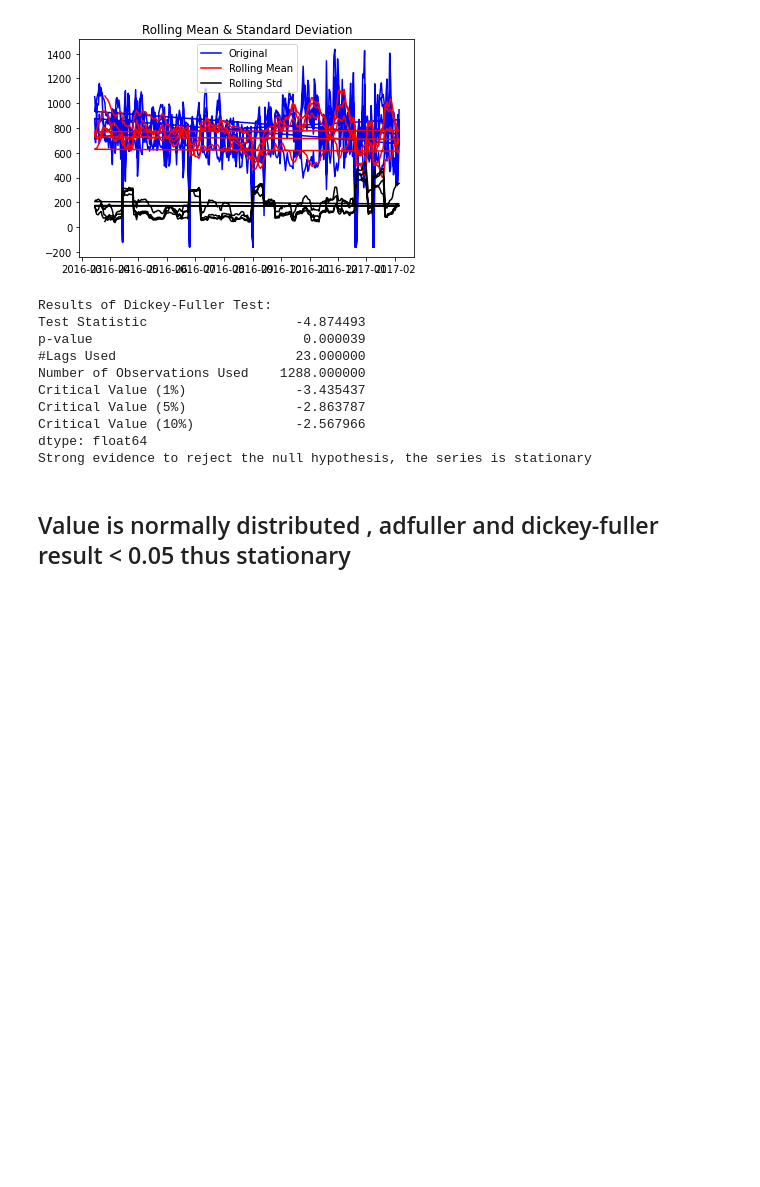
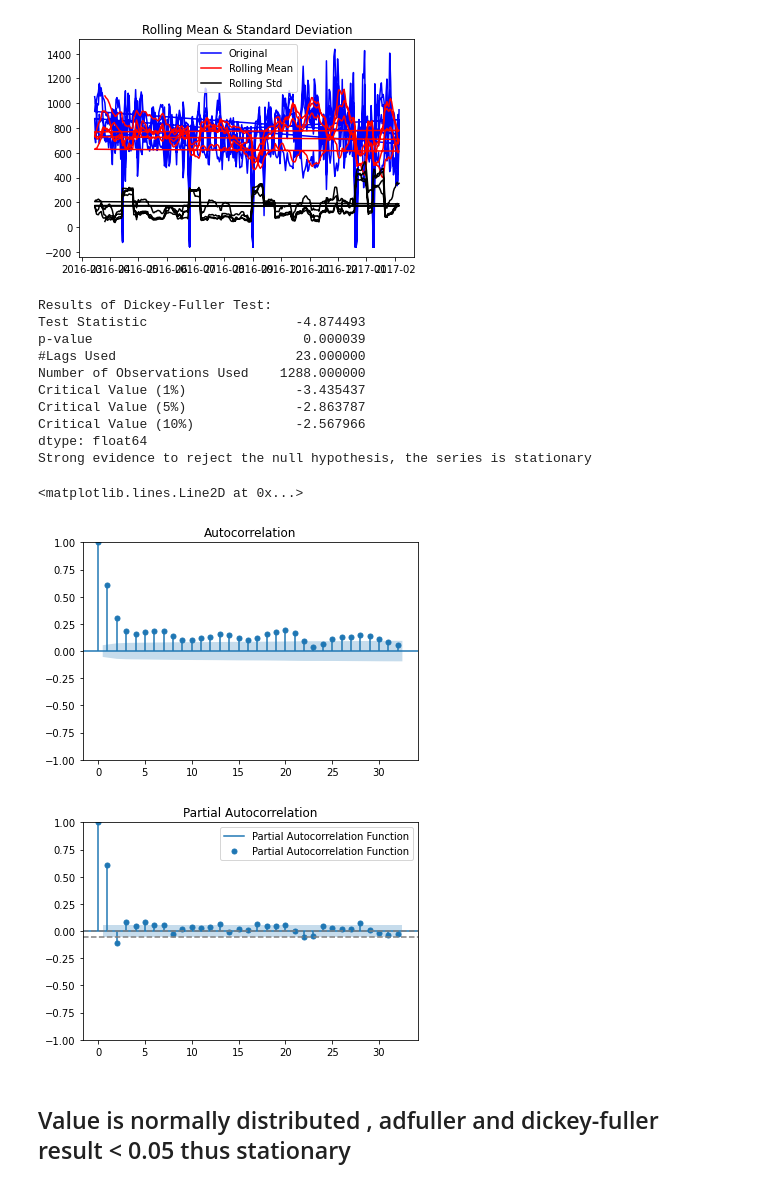
Before and after one commit to JoelPoah/AIMLCA2, a Jupyter notebook: TimeSeries_PartA/TimeSeries.ipynb, the cells around one changed output. Drawn from its saved outputs; the diff is of its cells as text; code cells hidden in the pictures; blank space fills up the shorter version.

```diff
--- a/TimeSeries_PartA/TimeSeries.ipynb
+++ b/TimeSeries_PartA/TimeSeries.ipynb
@@ -243,5 +254,24 @@ Critical Value (5%)              -2.863787
 Critical Value (10%)             -2.567966
 dtype: float64
 Strong evidence to reject the null hypothesis, the series is stationary
+# %%
+#autocorrelation of airtrain dataframe
+
+from statsmodels.graphics.tsaplots import plot_acf
+from statsmodels.graphics.tsaplots import plot_pacf
+# lag_acf = acf(airtrain.Value, nlags=365)
+# lag_pacf = pacf(airtrain.Value, nlags=365, method='ols')
+#Plot ACF:
+plot_acf(airtrain['Value'],label='Autocorrelation Function')
+plot_pacf(airtrain['Value'],label='Partial Autocorrelation Function')
+# plt.plot(lag_acf,label='Autocorrelation Function')
+# plt.plot(lag_pacf, label='Partial Autocorrelation Function')
+plt.legend()
+plt.axhline(y=0,linestyle='--',color='gray')
+plt.axhline(y=-1.96/np.sqrt(len(airtrain.Value)),linestyle='--',color='gray')
+# %% [output]
+<matplotlib.lines.Line2D at 0x...>
+[figure, added]
+[figure, added]
 # %% [markdown]
 ## Value is normally distributed , adfuller and dickey-fuller result < 0.05 thus stationary
```
Also changed, not shown: parts of 20 cells of this notebook, 4 other files.
